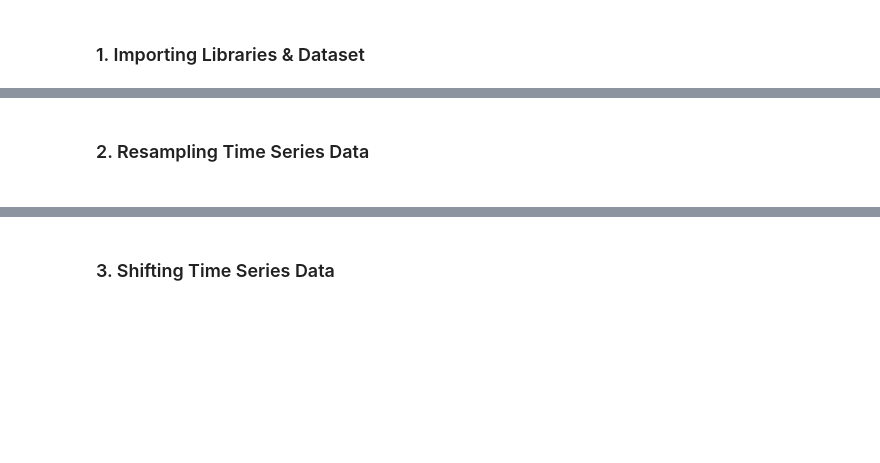
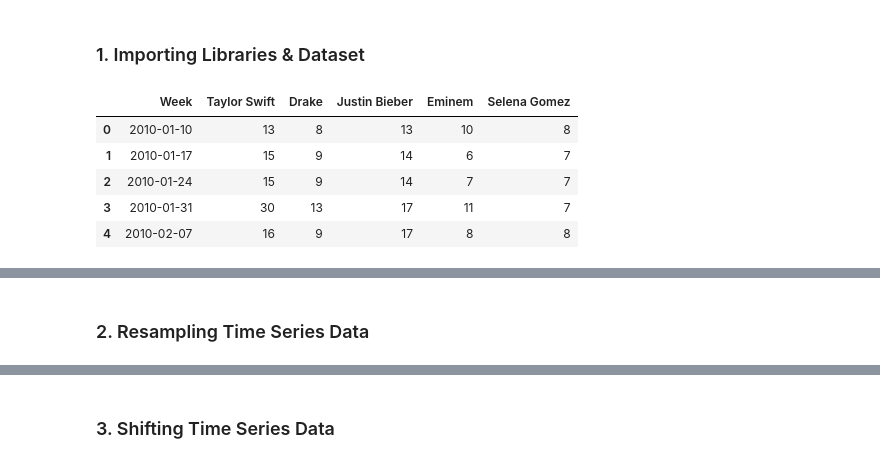
Before and after one commit to Hitstar53/BAP-Practicals, a Jupyter notebook: Exp4/exp4.ipynb, the cells around one changed output, grey strips where cells are left out. Saved outputs shown, nothing was run; the diff lists cells and outputs as text; code cells hidden in the pictures; blank space fills up the shorter version.

```diff
--- a/Exp4/exp4.ipynb
+++ b/Exp4/exp4.ipynb
@@ -71,12 +71,18 @@
 # %%
 import numpy as np
 import pandas as pd
+import matplotlib.pyplot as plt
 # read csv file
-df = pd.read_csv('./Datasets/startup_funding.csv')
+df = pd.read_csv('../Datasets/trends_musicians.csv')
 df.head()
+# %% [output]
+|  | Week | Taylor Swift | Drake | Justin Bieber | Eminem | Selena Gomez |
+| 0 | 2010-01-10 | 13 | 8 | 13 | 10 | 8 |
+| 1 | 2010-01-17 | 15 | 9 | 14 | 6 | 7 |
+| 2 | 2010-01-24 | 15 | 9 | 14 | 7 | 7 |
+| 3 | 2010-01-31 | 30 | 13 | 17 | 11 | 7 |
+| 4 | 2010-02-07 | 16 | 9 | 17 | 8 | 8 |
 # %% [markdown]
 <div style="page-break-before: always;"></div>
 # %% [markdown]
 ### 2. Resampling Time Series Data
-# %% [markdown]
-<div style="page-break-before: always;"></div>
```
Also changed, not shown: parts of 10 cells of this notebook, 2 other files.
